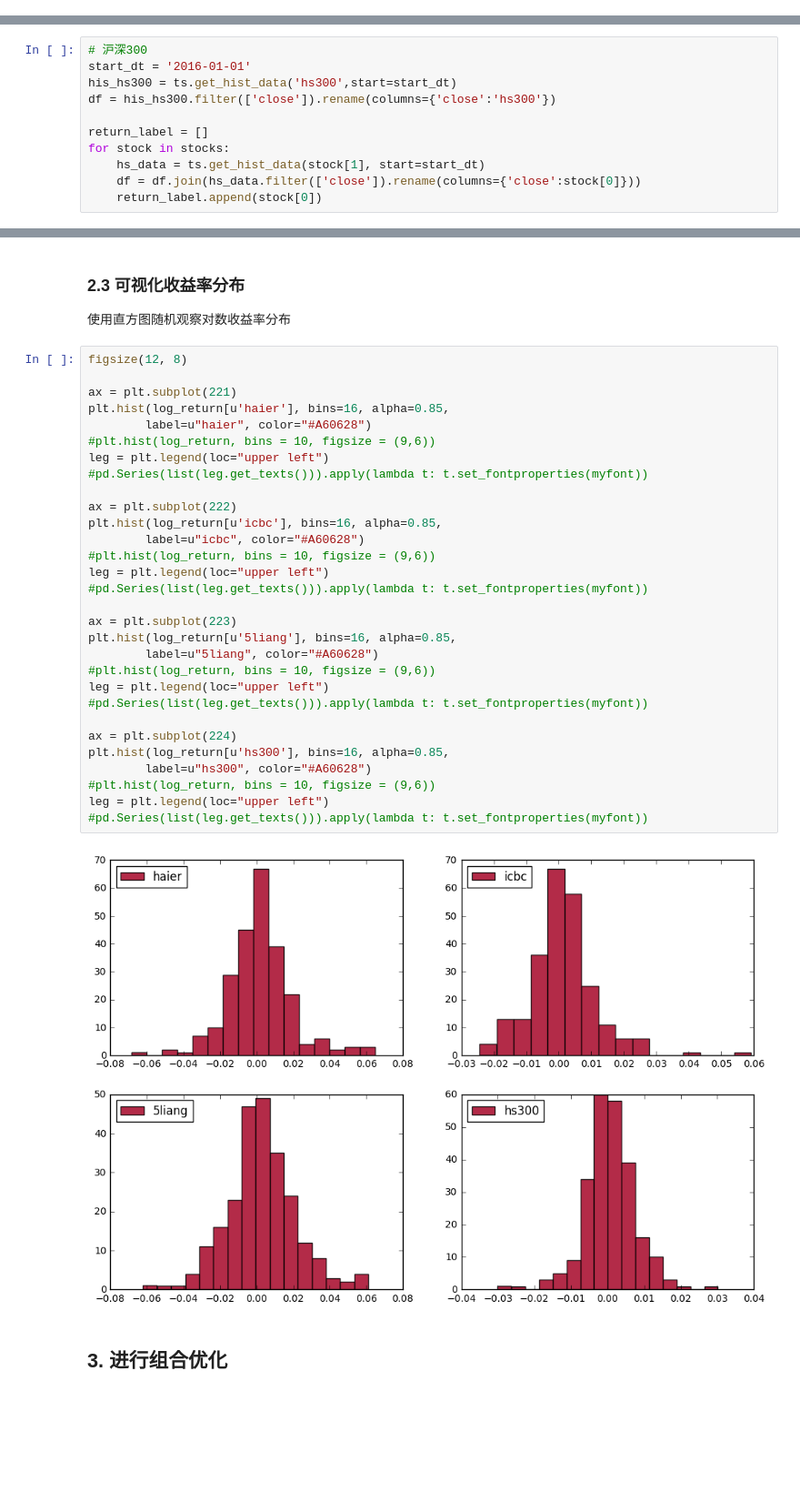
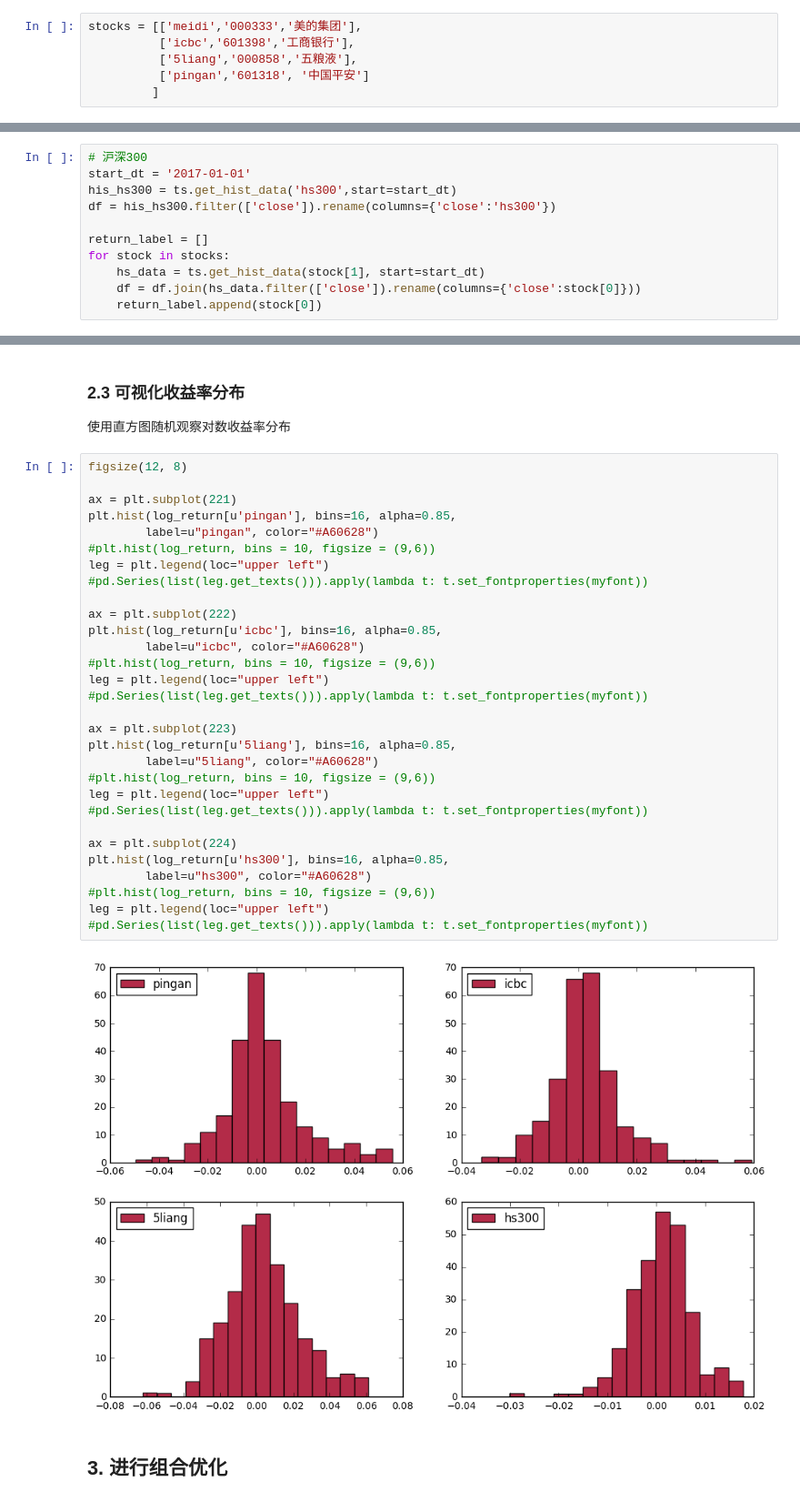
Before and after one commit to dongpo2/datascience, a Jupyter notebook: Portfolio_cplex.ipynb, the cells around one changed output, grey strips where cells are left out. Shown at 91% size. Saved outputs shown, nothing was run; the diff lists cells and outputs as text; blank space fills up the shorter version.

```diff
--- a/Portfolio_cplex.ipynb
+++ b/Portfolio_cplex.ipynb
@@ -59,9 +25,15 @@ stocks = [['haier','600690','海尔'],
+# %%
+stocks = [['meidi','000333','美的集团'],
+          ['icbc','601398','工商银行'],
+          ['5liang','000858','五粮液'],
+          ['pingan','601318', '中国平安']
+         ]
 # %% [markdown]
 ### 1.2 个股的历史数据获取
 使用工具从互联网获取每个个股实时数据，使用每日日终价格。
 # %%
 # 沪深300
-start_dt = '2016-01-01'
+start_dt = '2017-01-01'
 his_hs300 = ts.get_hist_data('hs300',start=start_dt)
 df = his_hs300.filter(['close']).rename(columns={'close':'hs300'})
 
@@ -183,35 +144,35 @@ Name: hs300, dtype: float64
 # %%
 figsize(12, 8)
 
 ax = plt.subplot(221)
-plt.hist(log_return[u'haier'], bins=16, alpha=0.85,
-        label=u"haier", color="#A60628")
+plt.hist(log_return[u'pingan'], bins=16, alpha=0.85,
+        label=u"pingan", color="#A60628")
 #plt.hist(log_return, bins = 10, figsize = (9,6))
 leg = plt.legend(loc="upper left")
 #pd.Series(list(leg.get_texts())).apply(lambda t: t.set_fontproperties(myfont))
 
 ax = plt.subplot(222)
 plt.hist(log_return[u'icbc'], bins=16, alpha=0.85,
         label=u"icbc", color="#A60628")
 #plt.hist(log_return, bins = 10, figsize = (9,6))
 leg = plt.legend(loc="upper left")
 #pd.Series(list(leg.get_texts())).apply(lambda t: t.set_fontproperties(myfont))
 
 ax = plt.subplot(223)
 plt.hist(log_return[u'5liang'], bins=16, alpha=0.85,
         label=u"5liang", color="#A60628")
 #plt.hist(log_return, bins = 10, figsize = (9,6))
 leg = plt.legend(loc="upper left")
 #pd.Series(list(leg.get_texts())).apply(lambda t: t.set_fontproperties(myfont))
 
 ax = plt.subplot(224)
 plt.hist(log_return[u'hs300'], bins=16, alpha=0.85,
         label=u"hs300", color="#A60628")
 #plt.hist(log_return, bins = 10, figsize = (9,6))
 leg = plt.legend(loc="upper left")
 #pd.Series(list(leg.get_texts())).apply(lambda t: t.set_fontproperties(myfont))
 # %% [output]
-[figure, old version]
+[figure, new version]
 # %% [markdown]
 ## 3. 进行组合优化
 # %% [markdown]
```
Also changed, not shown: parts of 16 cells of this notebook.
